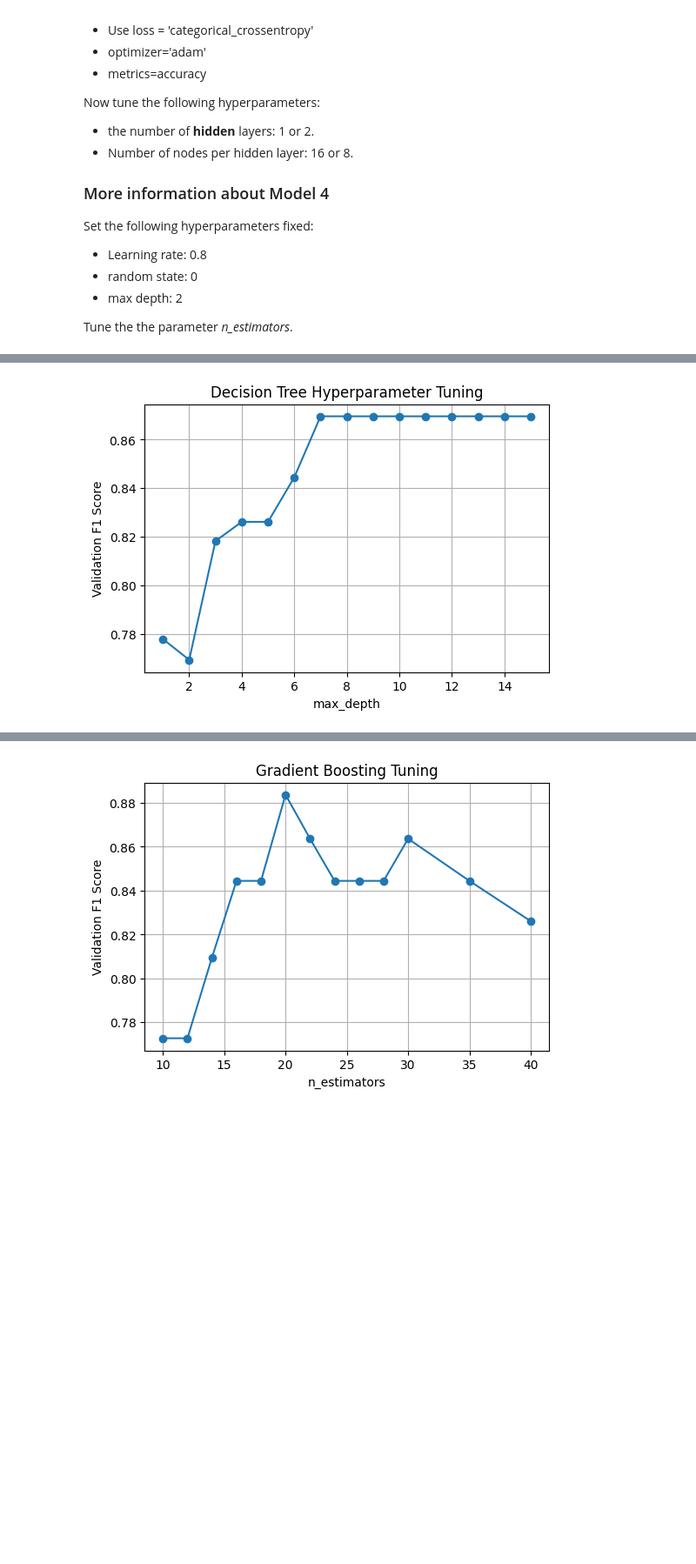
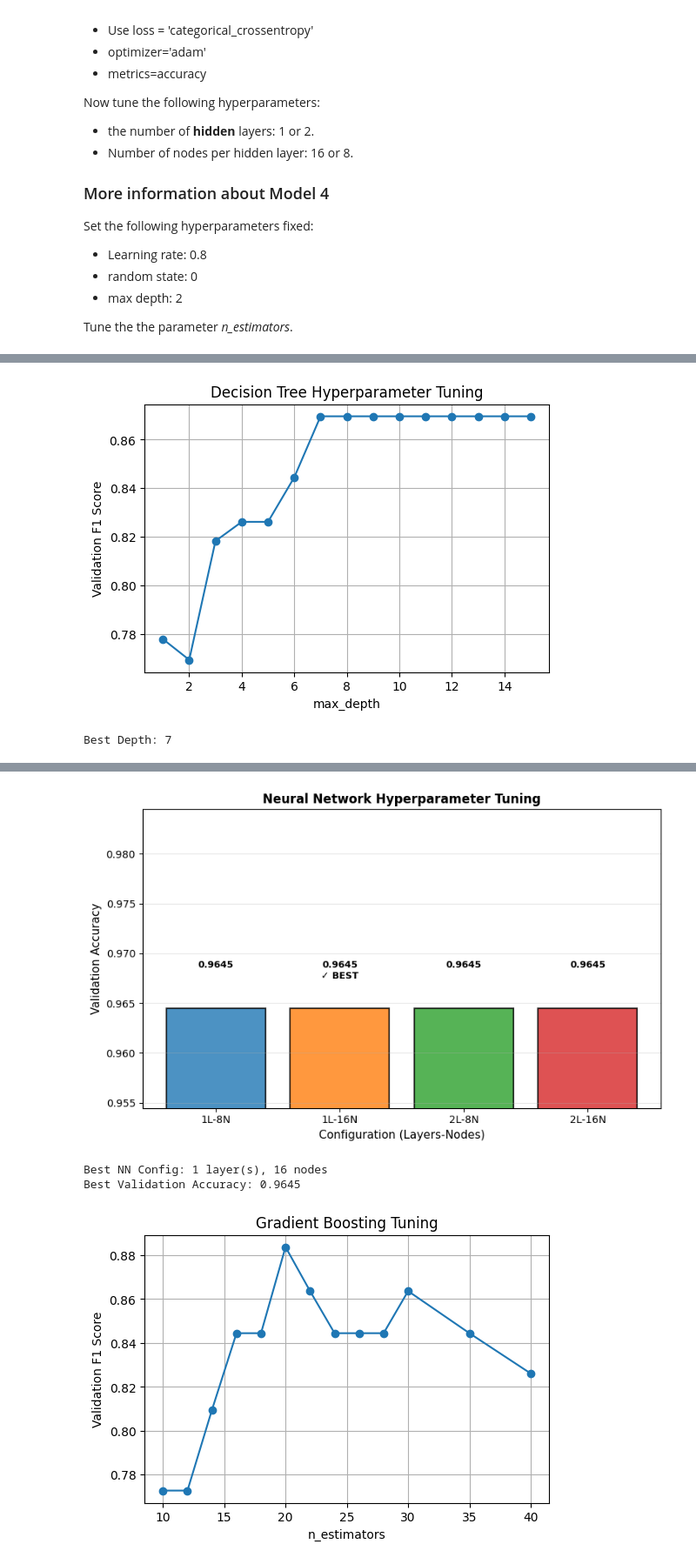
Before and after one commit to Milanpeter-77/Coursework-Predicting-Housing-Prices, a Jupyter notebook: ML4F_2025_Assignment_2.ipynb, the cells around one changed output, grey strips where cells are left out. Shown at 87% size. Drawn from its saved outputs; the diff is of its cells as text; code cells hidden in the pictures; blank space fills up the shorter version.

```diff
--- a/ML4F_2025_Assignment_2.ipynb
+++ b/ML4F_2025_Assignment_2.ipynb
@@ -343,17 +347,18 @@ plt.show()
 
 # Select best depth
 best_depth = depths[np.argmax(val_scores)]
+print(f"Best Depth: {best_depth}")
 dt = DecisionTreeClassifier(max_depth=best_depth, random_state=0)
 dt.fit(X_train, y_train)
 y_pred_dt = dt.predict(X_test)
 # %% [output]
 [figure]
+Best Depth: 7
 # %%
 # Model 3: Neural Network
 # Hyperparameter tuning for number of layers and neurons per layer
 
-
-# prepare labels for categorical
+# --- prepare labels for categorical crossentropy ---
 y_train_cat = to_categorical(y_train, num_classes=2)
 y_val_cat   = to_categorical(y_val, num_classes=2)
 y_test_cat  = to_categorical(y_test, num_classes=2)
@@ -381,7 +386,7 @@ def build_model(n_layers, n_nodes):
     )
     return model
 
-# hyperparameter search
+# --- hyperparameter search ---
 configs = [(1, 16), (1, 8), (2, 16), (2, 8)]
 val_acc_results = {}
 histories = {}
@@ -403,7 +408,7 @@ for layers, nodes in configs:
 best_config = max(val_acc_results, key=val_acc_results.get)
 print("Best NN config:", best_config)
 
-# retrain best model on train+val
+# --- retrain best model on train+val ---
 X_train_full_scaled = np.vstack([X_train_scaled, X_val_scaled])
 y_train_full_cat    = to_categorical(
     np.concatenate([y_train.values, y_val.values]),
@@ -420,6 +425,31 @@ best_nn.fit(
 
 nn_pred_prob = best_nn.predict(X_test_scaled)
 y_pred_nn = np.argmax(nn_pred_prob, axis=1)
+
+# Plot NN tuning results
+configs_list = [(1, 8), (1, 16), (2, 8), (2, 16)]
+accuracies = [val_acc_results[cfg] for cfg in configs_list]
+
+plt.figure(figsize=(8, 5))
+labels = [f"{l}L-{n}N" for l, n in configs_list]
+colors = ['#1f77b4', '#ff7f0e', '#2ca02c', '#d62728']  # Different colors for each bar
+plt.bar(labels, accuracies, color=colors, alpha=0.8, edgecolor='black', linewidth=1.5)
+plt.ylabel('Validation Accuracy', fontsize=11)
+plt.xlabel('Configuration (Layers-Nodes)', fontsize=11)
+plt.title('Neural Network Hyperparameter Tuning', fontweight='bold', fontsize=12)
+plt.grid(True, alpha=0.3, axis='y')
+plt.ylim([min(accuracies) - 0.01, max(accuracies) + 0.02])
+
+# Add value labels on bars
+for i, (acc, cfg) in enumerate(zip(accuracies, configs_list)):
+    is_best = "✓ BEST" if cfg == best_config else ""
+    plt.text(i, acc + 0.003, f'{acc:.4f}\n{is_best}', ha='center', fontsize=9, fontweight='bold')
+
+plt.tight_layout()
+plt.show()
+
+print(f"Best NN Config: {best_config[0]} layer(s), {best_config[1]} nodes")
+print(f"Best Validation Accuracy: {max(accuracies):.4f}")
 # %% [output]
 Training NN config: layers=1, nodes=16
 Training NN config: layers=1, nodes=8
@@ -430,3 +460,6 @@ Best NN config: (1, 8)
+[figure, added]
+Best NN Config: 1 layer(s), 16 nodes
+Best Validation Accuracy: 0.9645
 # %%
 # Model 4: Gradient Boosting
 # Hyperparameter tuning for n_estimators
```
Also changed, not shown: parts of 11 cells of this notebook.
